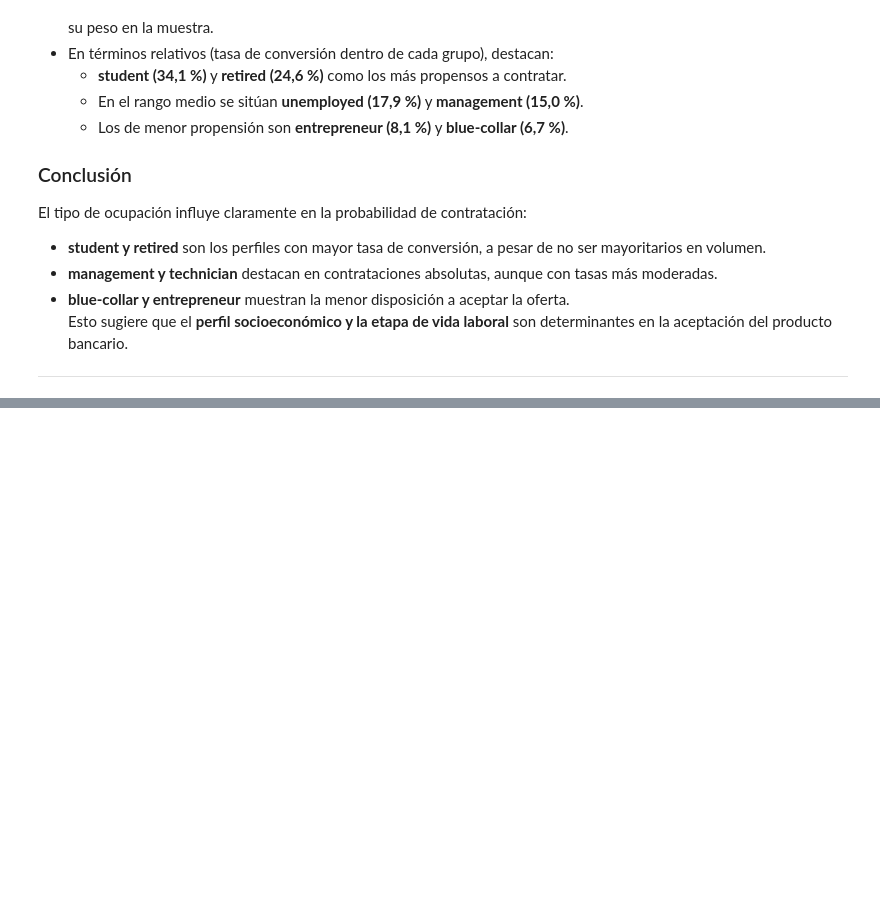
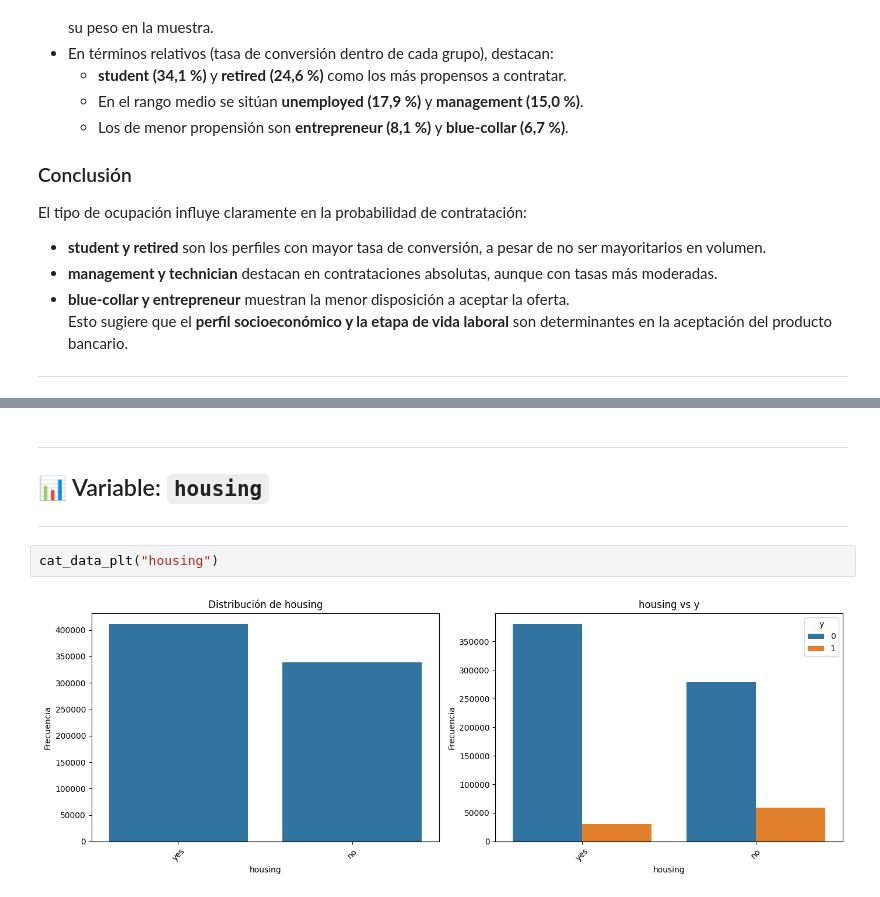
Before and after one commit to sergioroqueh/Kaggle_Binary_Classification_with_a_-Bank_Dataset, a Jupyter notebook: src/explore.ipynb, the cells around one changed output, grey strips where cells are left out. Cells and saved outputs as stored; diff of their text form; blank space fills up the shorter version.

```diff
--- a/src/explore.ipynb
+++ b/src/explore.ipynb
@@ -675,0 +830,10 @@ Esto sugiere que el **perfil socioeconómico y la etapa de vida laboral** son de
+# %% [markdown]
+---
+
+## 📊 Variable: `housing`
+
+---
+# %%
+cat_data_plt("housing")
+# %% [output]
+[figure, added]
```
Also changed, not shown: parts of 48 cells of this notebook.
